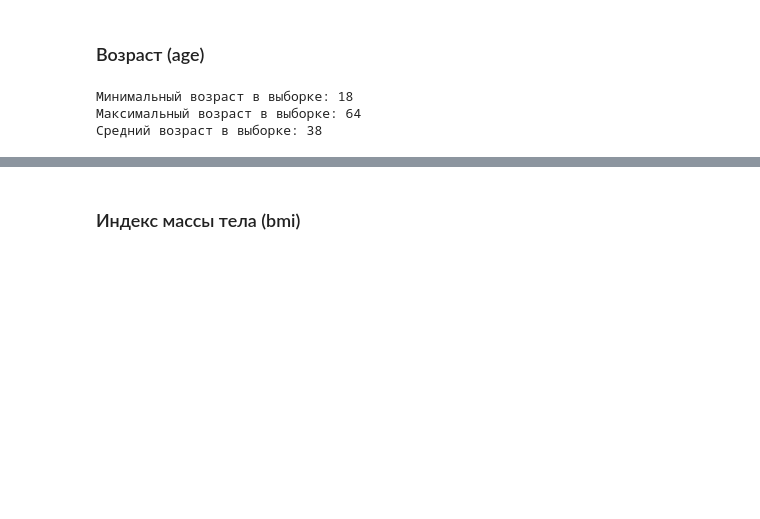
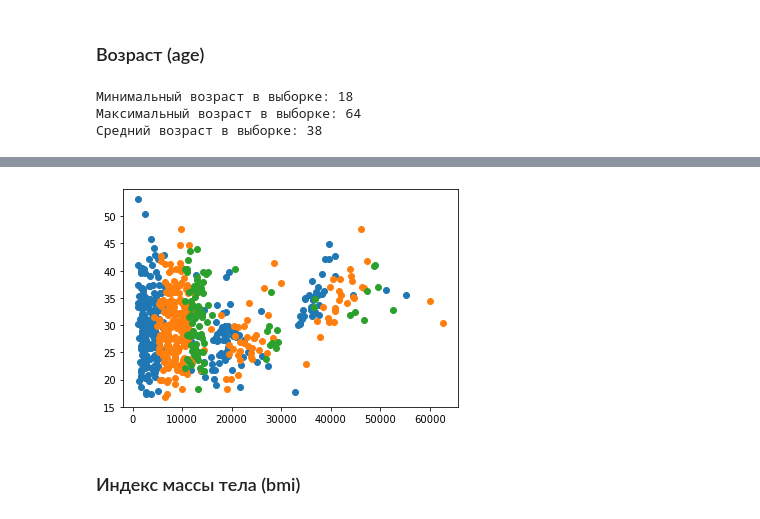
Before and after one commit to Lipetskiy/DE_Sprint, a Jupyter notebook: practicum_3/practicum_3.ipynb, the cells around one changed output, grey strips where cells are left out. Saved outputs shown, nothing was run; the diff lists cells and outputs as text; code cells hidden in the pictures; blank space fills up the shorter version.

```diff
--- a/practicum_3/practicum_3.ipynb
+++ b/practicum_3/practicum_3.ipynb
@@ -131,3 +152,10 @@ print(f'Средний возраст в выборке: {round(age.mean())}')
+# %%
+plt.scatter(charges[age<36], bmi[age<36])
+plt.scatter(charges[age>35][age[age>35]<56], bmi[age>35][age[age>35]<56])
+plt.scatter(charges[age>55], bmi[age>55])
+plt.show()
+# %% [output]
+[figure, added]
 # %% [markdown]
 ### Индекс массы тела (bmi)
 # %%
```
Also changed, not shown: parts of 17 cells of this notebook.
